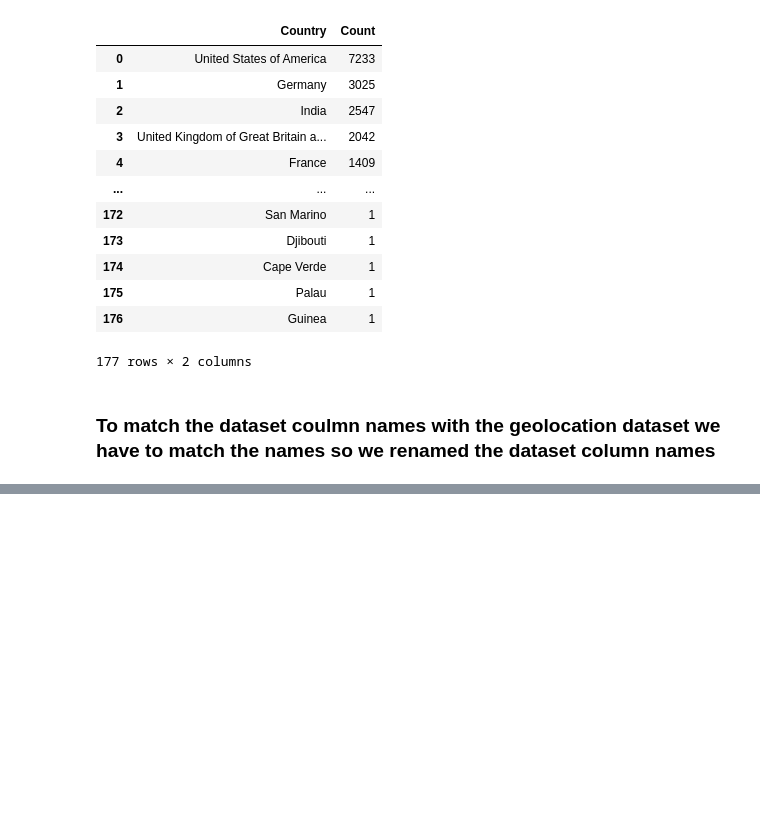
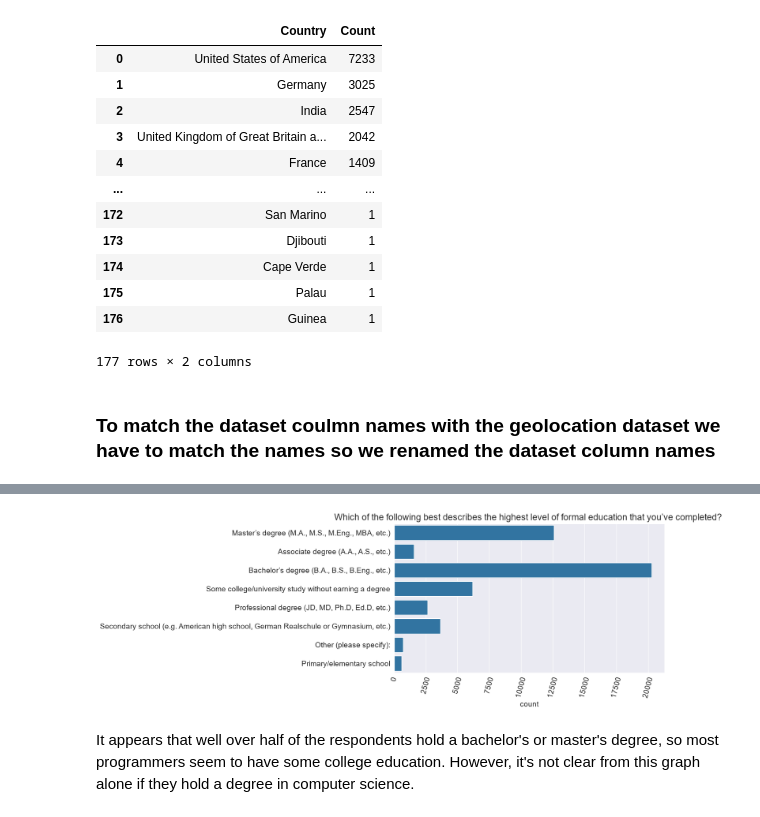
Before and after one commit to devmahbe/100_Numpy_Problems_With_Solutions, a Jupyter notebook: Week 8/EDA1.ipynb, the cells around one changed output, grey strips where cells are left out. Cells and saved outputs as stored; diff of their text form; code cells hidden in the pictures; blank space fills up the shorter version.

```diff
--- a/Week 8/EDA1.ipynb
+++ b/Week 8/EDA1.ipynb
@@ -295,0 +328,7 @@ m
+# %%
+sns.countplot(y=survey_df.EdLevel)
+plt.xticks(rotation = 75)
+plt.title(question_series['EdLevel'])
+plt.ylabel(None);
+# %% [output]
+[figure, added]
@@ -295,0 +364,2 @@ m
+# %% [markdown]
+It appears that well over half of the respondents hold a bachelor's or master's degree, so most programmers seem to have some college education. However, it's not clear from this graph alone if they hold a degree in computer science.
```
Also changed, not shown: parts of 22 cells of this notebook.
